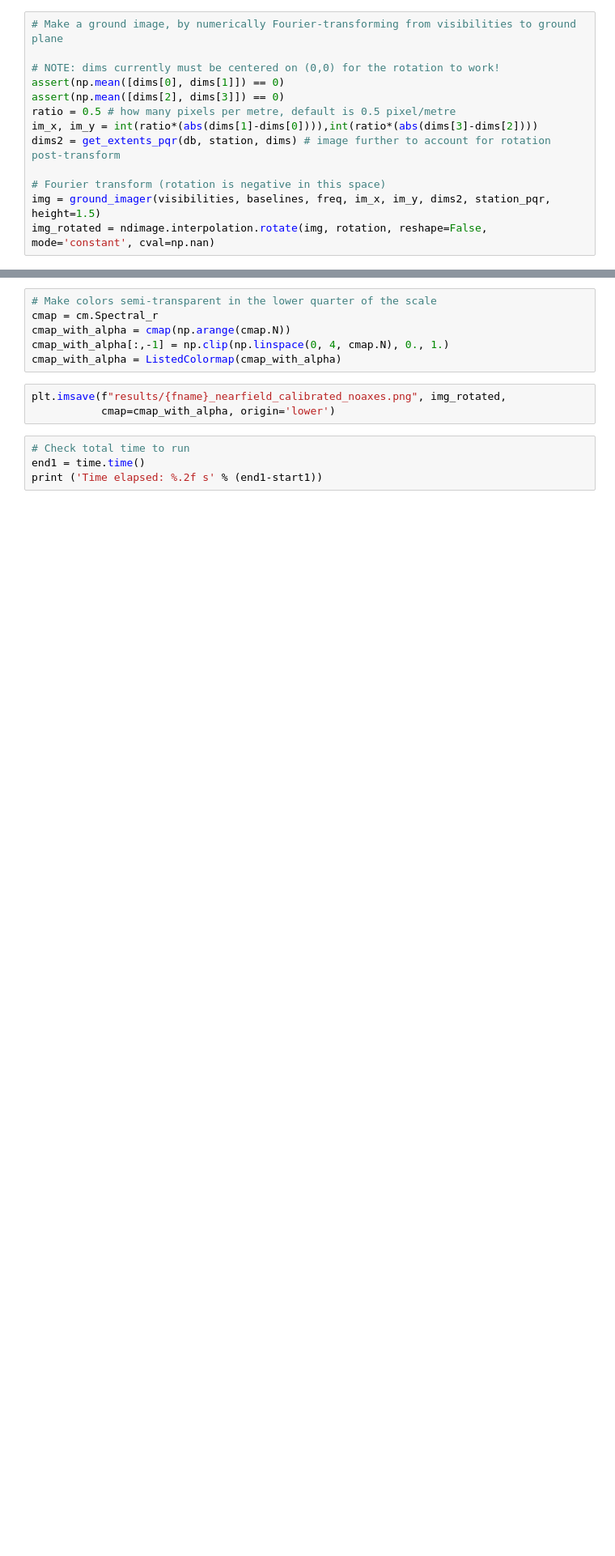
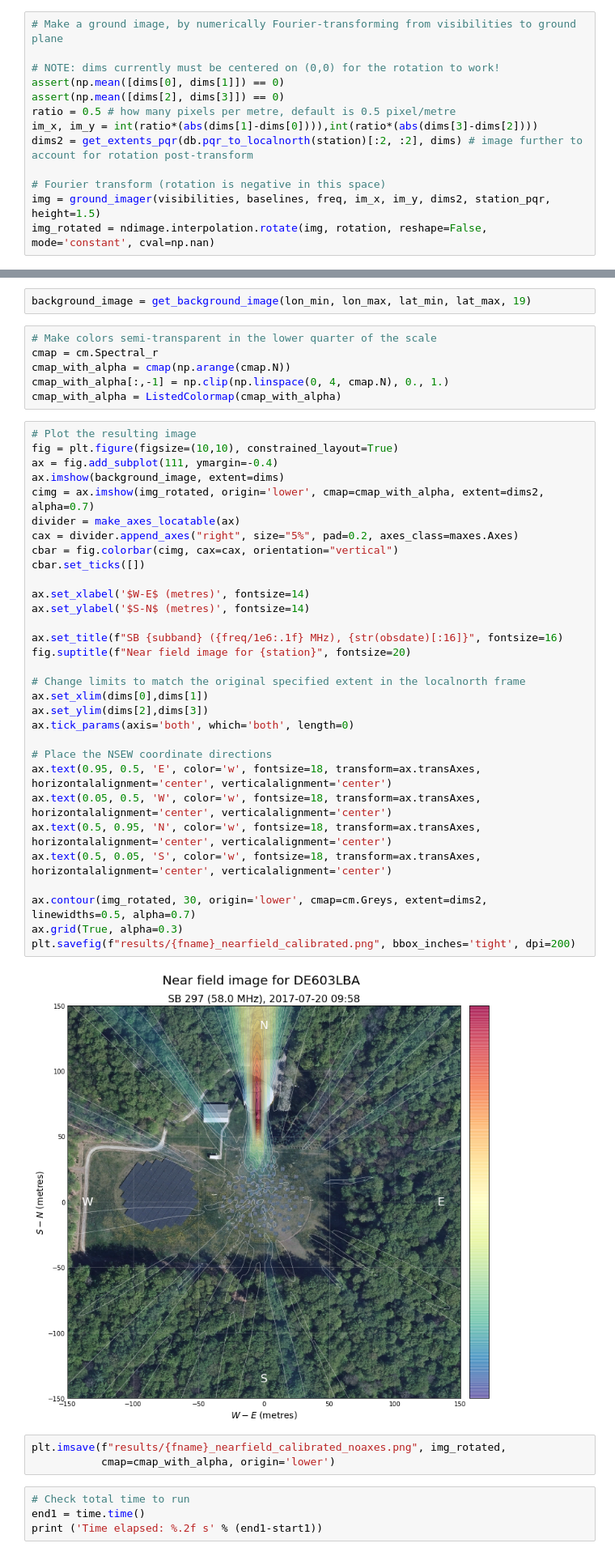
Before and after one commit to lofar-astron/lofarimaging, a Jupyter notebook: LOFAR LBA imaging tutorial v4.ipynb, the cells around one changed output, grey strips where cells are left out. Shown at 81% size. Cells and saved outputs as stored; diff of their text form; blank space fills up the shorter version.

Commit message:
Move more code to python, improve plot

```diff
--- a/LOFAR LBA imaging tutorial v4.ipynb
+++ b/LOFAR LBA imaging tutorial v4.ipynb
@@ -354,7 +298,7 @@ assert(np.mean([dims[0], dims[1]]) == 0)
 assert(np.mean([dims[2], dims[3]]) == 0)
 ratio = 0.5 # how many pixels per metre, default is 0.5 pixel/metre
 im_x, im_y = int(ratio*(abs(dims[1]-dims[0]))),int(ratio*(abs(dims[3]-dims[2])))
-dims2 = get_extents_pqr(db, station, dims) # image further to account for rotation post-transform
+dims2 = get_extents_pqr(db.pqr_to_localnorth(station)[:2, :2], dims) # image further to account for rotation post-transform
 
 # Fourier transform (rotation is negative in this space)
 img = ground_imager(visibilities, baselines, freq, im_x, im_y, dims2, station_pqr, height=1.5)
@@ -393,9 +315,44 @@ plt.savefig(f"results/{fname}_nearfield_calibrated.png", bbox_inches='tight', dp
+# %%
+background_image = get_background_image(lon_min, lon_max, lat_min, lat_max, 19)
 # %%
 # Make colors semi-transparent in the lower quarter of the scale
 cmap = cm.Spectral_r
 cmap_with_alpha = cmap(np.arange(cmap.N))
 cmap_with_alpha[:,-1] = np.clip(np.linspace(0, 4, cmap.N), 0., 1.)
 cmap_with_alpha = ListedColormap(cmap_with_alpha)
+# %%
+# Plot the resulting image
+fig = plt.figure(figsize=(10,10), constrained_layout=True)
+ax = fig.add_subplot(111, ymargin=-0.4)
+ax.imshow(background_image, extent=dims)
+cimg = ax.imshow(img_rotated, origin='lower', cmap=cmap_with_alpha, extent=dims2, alpha=0.7)
+divider = make_axes_locatable(ax)
+cax = divider.append_axes("right", size="5%", pad=0.2, axes_class=maxes.Axes)
+cbar = fig.colorbar(cimg, cax=cax, orientation="vertical")
+cbar.set_ticks([])
+
+ax.set_xlabel('$W-E$ (metres)', fontsize=14)
+ax.set_ylabel('$S-N$ (metres)', fontsize=14)
+
+ax.set_title(f"SB {subband} ({freq/1e6:.1f} MHz), {str(obsdate)[:16]}", fontsize=16)
+fig.suptitle(f"Near field image for {station}", fontsize=20)
+
+# Change limits to match the original specified extent in the localnorth frame
+ax.set_xlim(dims[0],dims[1])
+ax.set_ylim(dims[2],dims[3])
+ax.tick_params(axis='both', which='both', length=0)
+
+# Place the NSEW coordinate directions
+ax.text(0.95, 0.5, 'E', color='w', fontsize=18, transform=ax.transAxes, horizontalalignment='center', verticalalignment='center')
+ax.text(0.05, 0.5, 'W', color='w', fontsize=18, transform=ax.transAxes, horizontalalignment='center', verticalalignment='center')
+ax.text(0.5, 0.95, 'N', color='w', fontsize=18, transform=ax.transAxes, horizontalalignment='center', verticalalignment='center')
+ax.text(0.5, 0.05, 'S', color='w', fontsize=18, transform=ax.transAxes, horizontalalignment='center', verticalalignment='center')
+
+ax.contour(img_rotated, 30, origin='lower', cmap=cm.Greys, extent=dims2, linewidths=0.5, alpha=0.7)
+ax.grid(True, alpha=0.3)
+plt.savefig(f"results/{fname}_nearfield_calibrated.png", bbox_inches='tight', dpi=200)
+# %% [output]
+[figure, added]
 # %%
 plt.imsave(f"results/{fname}_nearfield_calibrated_noaxes.png", img_rotated,
            cmap=cmap_with_alpha, origin='lower')
```
Also changed, not shown: parts of 25 cells of this notebook, 1 other file.
